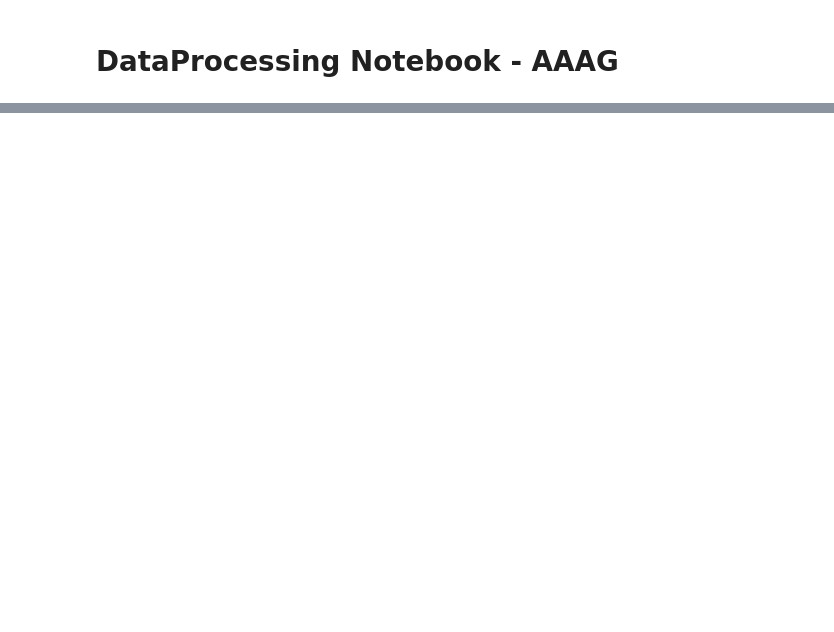
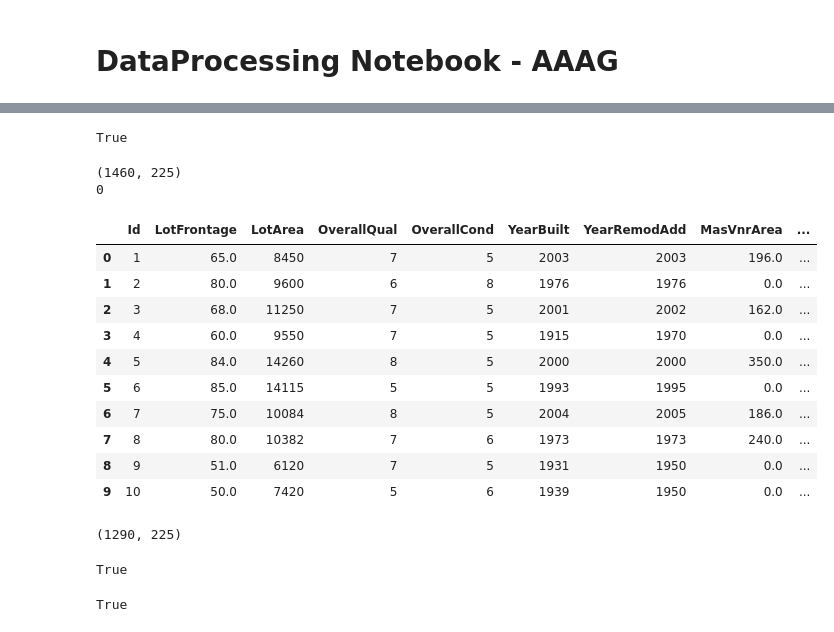
Before and after one commit to AronBerke/Kaggle_Housing_Project, a Jupyter notebook: Austin/DataProcessingFunctions.ipynb, the cells around one changed output, grey strips where cells are left out. Saved outputs shown, nothing was run; the diff lists cells and outputs as text; code cells hidden in the pictures; blank space fills up the shorter version.

Commit message:
mostly debugged data processing functions. Now outputs baseline df which is properly dummified and has outliers removed. See baseline_df

```diff
--- a/Austin/DataProcessingFunctions.ipynb
+++ b/Austin/DataProcessingFunctions.ipynb
@@ -100,0 +79,76 @@ dummify_column(df,['MSZoning'])
+# %%
+# Check to see if nominal_var is contained in df_train
+nominal_var_processed=['MSZoning','Street','Alley','LotShape','LandContour','LotConfig','LandSlope',\
+             'Neighborhood','Condition1','Condition2','BldgType','HouseStyle','RoofStyle','RoofMatl',\
+             'Exterior1st','Exterior2nd','MasVnrType','Foundation',\
+             'BsmtFinType1','Heating','CentralAir',\
+             'Electrical','Functional','GarageType','GarageFinish',\
+             'PavedDrive','Fence','MiscFeature','SaleType','SaleCondition','MSSubClass']
+i=0
+for feature in nominal_var_processed:
+    if not df_train.loc[:,feature].empty:
+        i+=1
+np.array(nominal_var_processed).size==i
+# %% [output]
+True
+# %%
+# dummify the nominal categorical columns
+df_train_copy=df_train.copy()
+for feature in nominal_var_processed:
+    df_train_copy=dummify_column(df_train_copy,[feature])
+dummified_df=df_train_copy
+print(dummified_df.shape)
+print(dummified_df.isnull().sum().sum())
+dummified_df.head(10)
+# %% [output]
+(1460, 225)
+0
+|  | Id | LotFrontage | LotArea | OverallQual | OverallCond | YearBuilt | YearRemodAdd | MasVnrArea | ... |
+| 0 | 1 | 65.0 | 8450 | 7 | 5 | 2003 | 2003 | 196.0 | ... |
+| 1 | 2 | 80.0 | 9600 | 6 | 8 | 1976 | 1976 | 0.0 | ... |
+| 2 | 3 | 68.0 | 11250 | 7 | 5 | 2001 | 2002 | 162.0 | ... |
+| 3 | 4 | 60.0 | 9550 | 7 | 5 | 1915 | 1970 | 0.0 | ... |
+| 4 | 5 | 84.0 | 14260 | 8 | 5 | 2000 | 2000 | 350.0 | ... |
+| 5 | 6 | 85.0 | 14115 | 5 | 5 | 1993 | 1995 | 0.0 | ... |
+| 6 | 7 | 75.0 | 10084 | 8 | 5 | 2004 | 2005 | 186.0 | ... |
+| 7 | 8 | 80.0 | 10382 | 7 | 6 | 1973 | 1973 | 240.0 | ... |
+| 8 | 9 | 51.0 | 6120 | 7 | 5 | 1931 | 1950 | 0.0 | ... |
+| 9 | 10 | 50.0 | 7420 | 5 | 6 | 1939 | 1950 | 0.0 | ... |
+# %%
+# For all continuous features, remove outliers where outlier >= 5 std
+dummified_df_copy=dummified_df.copy()
+for feature in ['TotalBsmtSF','1stFlrSF','2ndFlrSF','GrLivArea','GarageArea']:
+    dummified_df_copy=delete_outliers(dummified_df_copy,[feature],threshold=5)
+baseline_df=dummified_df_copy
+baseline_df.shape
+# %% [output]
+(1290, 225)
+# %%
+# Check if ordinal variables are still there:
+ordinal_var_processed=['OverallQual','OverallCond','BsmtFullBath','BsmtHalfBath','FullBath',\
+             'HalfBath','BedroomAbvGr','TotRmsAbvGrd','Fireplaces','GarageCars',\
+             'MoSold','YrSold','HeatingQC','KitchenQual','ExterQual','ExterCond','BsmtQual',\
+             'BsmtCond','BsmtExposure','FireplaceQu','GarageQual','GarageCond']
+
+cont_var_processed=['LotFrontage','LotArea','YearBuilt','YearRemodAdd','MasVnrArea','BsmtUnfSF','TotalBsmtSF',\
+          '1stFlrSF','2ndFlrSF','GrLivArea','GarageYrBlt','GarageArea','WoodDeckSF','OpenPorchSF',\
+          'EnclosedPorch','3SsnPorch','ScreenPorch','PoolArea']
+i=0
+for feature in ordinal_var_processed:
+    if not baseline_df.loc[:,feature].empty:
+        i+=1
+np.array(ordinal_var_processed).size==i
+# %% [output]
+True
+# %%
+# Check if continuous variables are still there:
+cont_var_processed=['LotFrontage','LotArea','YearBuilt','YearRemodAdd','MasVnrArea','TotalBsmtSF',\
+          '1stFlrSF','2ndFlrSF','GrLivArea','GarageYrBlt','GarageArea','WoodDeckSF','OpenPorchSF',\
+          'EnclosedPorch','3SsnPorch','ScreenPorch','PoolArea']
+i=0
+for feature in cont_var_processed:
+    if not baseline_df.loc[:,feature].empty:
+        i+=1
+np.array(cont_var_processed).size==i
+# %% [output]
+True
```
Also changed, not shown: parts of 7 cells of this notebook, 3 other files.
